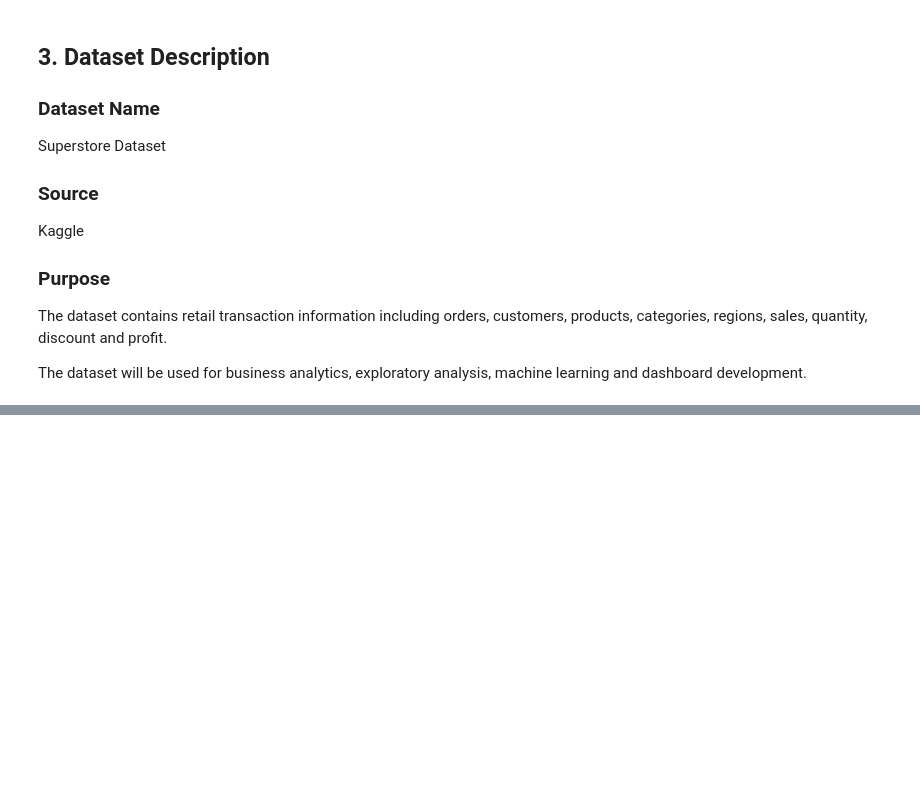
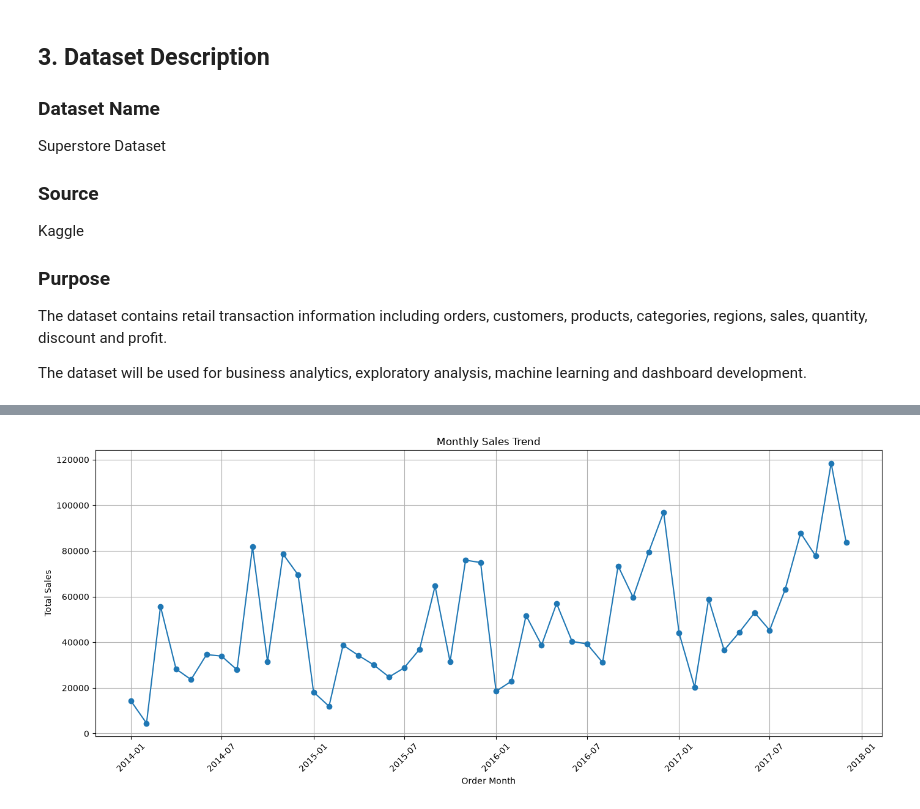
Before and after one commit to jayalaxmi1208-oss/AI_Retail_Business_Analytics, a Jupyter notebook: notebooks/JayalaxmiT_AIRetailBusinessAnalytics.ipynb, the cells around one changed output, grey strips where cells are left out. Drawn from its saved outputs; the diff is of its cells as text; code cells hidden in the pictures; blank space fills up the shorter version.

```diff
--- a/notebooks/JayalaxmiT_AIRetailBusinessAnalytics.ipynb
+++ b/notebooks/JayalaxmiT_AIRetailBusinessAnalytics.ipynb
@@ -85,0 +256,5 @@ ImportError: DLL load failed while importing writers: An Application Control pol
+# %%
+df["Order Date"] = pd.to_datetime(df["Order Date"])
+df["Ship Date"] = pd.to_datetime(df["Ship Date"])
+
+print("Dates converted successfully!")
@@ -85,0 +323,6 @@ ImportError: DLL load failed while importing writers: An Application Control pol
+# %%
+clean_df = df.copy()
+
+print("Clean working copy created.")
+print("Original rows:", len(df))
+print("Clean working copy rows:", len(clean_df))
@@ -85,0 +333,5 @@ ImportError: DLL load failed while importing writers: An Application Control pol
+# %%
+clean_df.columns = clean_df.columns.str.strip()
+
+print("Column names standardized successfully.")
+print(clean_df.columns.tolist())
@@ -85,0 +440,11 @@ ImportError: DLL load failed while importing writers: An Application Control pol
+# %%
+monthly_sales = (
+    clean_df.groupby("Order Month")["Sales"]
+    .sum()
+    .reset_index()
+)
+
+monthly_sales["Order Month"] = pd.to_datetime(monthly_sales["Order Month"])
+
+print("Monthly sales data:")
+print(monthly_sales.head())
@@ -85,0 +459,19 @@ ImportError: DLL load failed while importing writers: An Application Control pol
+# %%
+plt.figure(figsize=(14, 6))
+
+plt.plot(
+    monthly_sales["Order Month"],
+    monthly_sales["Sales"],
+    marker="o"
+)
+
+plt.title("Monthly Sales Trend")
+plt.xlabel("Order Month")
+plt.ylabel("Total Sales")
+plt.xticks(rotation=45)
+plt.grid(True)
+plt.tight_layout()
+
+plt.show()
+# %% [output]
+[figure, added]
```
Also changed, not shown: parts of 45 cells of this notebook.
